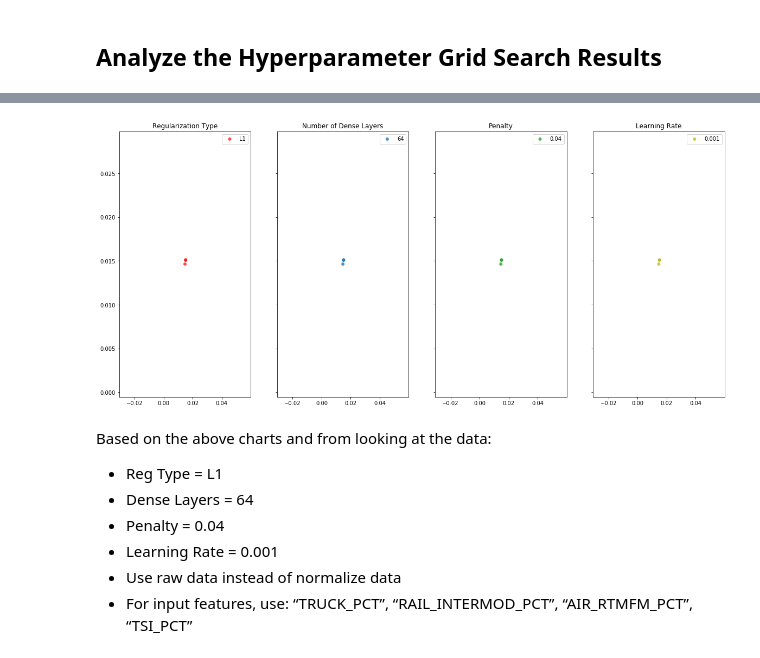
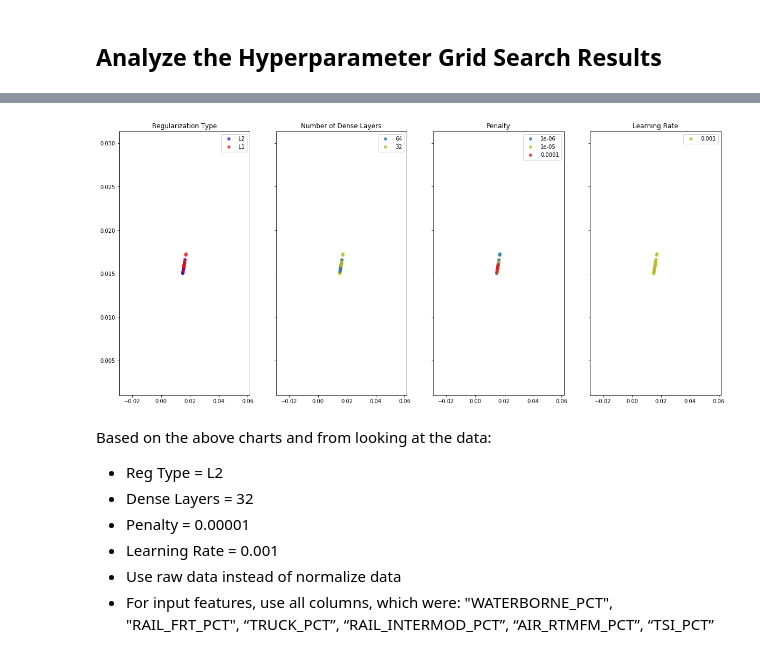
Before and after one commit to schkotty/Data-Science, a Jupyter notebook: GDP-Predictor/GDP-Regression-NN.ipynb, the cells around one changed output, grey strips where cells are left out. Cells and saved outputs as stored; diff of their text form; code cells hidden in the pictures.

```diff
--- a/GDP-Predictor/GDP-Regression-NN.ipynb
+++ b/GDP-Predictor/GDP-Regression-NN.ipynb
@@ -330,6 +326,6 @@ def get_nn_model(penalty, reg_type, dense_layers, stdinput, learning_rate,
 # %%
-# Run the model on a subset of the input data columns.
-columnset = ['TRUCK_PCT', 'RAIL_INTERMOD_PCT', 'AIR_RTMFM_PCT', 'TSI_PCT']
+# This facilitates running the model on a subset of the input data columns.  Can set all datasets here.
+columnset = ['WATERBORNE_PCT', 'RAIL_FRT_PCT', 'RAIL_INTERMOD_PCT', 'TRUCK_PCT', 'AIR_RTMFM_PCT', 'TSI_PCT']
 x_train_input = x_train[columnset]
 x_train_std_input = x_train_std[columnset]
 x_val_input = x_val[columnset]
@@ -428,7 +483,7 @@ plt.show()
 
 #results = []
 results = pd.DataFrame(columns=['Desc','Penalty', 'Reg Type', 'Dense Layers', 'Learning Rate', 'Columns',
-                                'StdInput', 'Training MAE Min', 'Val MAE Min'])
+                                'StdInput', 'Training MAE Min', 'Val MAE Min', 'Training Std'])
 
 columnsetall = ['WATERBORNE_PCT', 'RAIL_FRT_PCT', 'RAIL_INTERMOD_PCT', 'TRUCK_PCT', 'AIR_RTMFM_PCT', 'TSI_PCT']
 columnset1 = ['RAIL_INTERMOD_PCT', 'AIR_RTMFM_PCT']
@@ -437,28 +492,20 @@ columnset3 = ['TRUCK_PCT', 'RAIL_INTERMOD_PCT', 'AIR_RTMFM_PCT', 'TSI_PCT']
 columnset4 = ['TSI_PCT']
 
 testcasecounter = 0
+print_real_time_output = True # Set this to false if you don't want output while the grid search is running.
 
-for in_dense_layers in [64]:  #16, 32, 64
-    for in_reg_type in ["L1"]:
-        for in_penalty in [0.000000001]:  #0.1, 0.01, 0.001
+for in_dense_layers in [32, 64]:  #16, 32, 64
+    for in_reg_type in ["L1", "L2"]: #"L1", "L2"
+        for in_penalty in [0.0001, 0.00001, 0.000001]:  # 0.0001, 0.0000001
             for in_learning_rate in [0.001]:  #0.01, 0.001, 0.0006
                 for in_stdinput in [False]:
-                    for columnset in [columnset3]: #columnsetall, columnset1, columnset2, columnset3, columnset4]:
+                    for columnset in [columnsetall, columnset1, columnset2]: #columnsetall, columnset1, columnset2, columnset3, columnset4]:
                         testcasecounter += 1
-                        testcase = '{6}: dense_layers={0}, reg={1}, penalty={2:0.03f},lr={3:0.4f}, stdinput={4}, columns={5}'.format(
-                                            in_dense_layers, in_reg_type, in_penalty, in_learning_rate, in_stdinput, columnset, testcasecounter)
-                        print(testcase)
 
-                        (trained_model, run_history) = get_nn_model(penalty=in_penalty, reg_type=in_reg_type, dense_layers=in_dense_layers,
-                                                                    stdinput=in_stdinput, learning_rate=in_learning_rate,
+                        (trained_model, results) = run_test_case_nn(penalty=in_penalty, reg_type=in_reg_type, dense_layers=in_dense_layers,
+                                                                    stdinput=in_stdinput, learning_rate=in_learning_rate, results=results,
                                                                     x_train=x_train[columnset],x_train_std=x_train_std[columnset],
                                                                     y_train=y_train_rate, x_val=x_val[columnset],
-                                                                    x_val_std=x_val_std[columnset], y_val=y_val_rate)
-
-                        training_mae_min = np.min(run_history.history['mean_absolute_error']) # grab some min values from the run
-                        val_mae_min = np.min(run_history.history['val_mean_absolute_error'])
-                        print('Training mae min: {0:0.4f}, Val mae min: {1:0.4f}\n'.format(training_mae_min, val_mae_min))
-
-                        results = results.append(pd.Series([testcase, in_penalty, in_reg_type, in_dense_layers, in_learning_rate, columnset,
-                                                           in_stdinput, training_mae_min, val_mae_min], index=results.columns ), ignore_index=True)
+                                                                    x_val_std=x_val_std[columnset], y_val=y_val_rate,
+                                                                    testcasecounter=testcasecounter, print_real_time_output=print_real_time_output)
 # %% [output]
@@ -483,4 +530,8 @@ Training mae min: 0.0101, Val mae min: 0.0158
 ## Analyze the Hyperparameter Grid Search Results
 # %%
 # Sort the model runs in ascending order by the validation mean absolute value
-results.sort_values('Val MAE Min', inplace=True)
+results.sort_values('Training MAE Min', inplace=True)
+
+# Take a look at the model configurations in order with best at the top.
+results[['Penalty', 'Reg Type', 'Dense Layers', 'Learning Rate', 'Columns', 'StdInput','Training MAE Min',
+         'Val MAE Min', 'Training Std']][results['Training MAE Min'] < 0.016]
@@ -531,48 +594,48 @@ axs[1].legend(by_label.values(), by_label.keys())  #them to build the legend. Th
 axs[1].set_title('Number of Dense Layers')
 
 #Penalty
-penaltycolors = ("tab:red", "tab:olive", "tab:blue", "tab:orange", "tab:green",
-                 "tab:purple", "tab:brown", "tab:pink", "tab:cyan")       #("tab:red", "tab:olive", "tab:blue")
-penaltytype = (0.08, 0.07, 0.06, 0.05, 0.04, 0.03, 0.02, 0.01, 0.008) #(0.1, 0.01, 0.001)
+penaltycolors = ("tab:red", "tab:olive", "tab:blue") #, "tab:orange", "tab:green",
+                 #"tab:purple", "tab:brown", "tab:pink", "tab:cyan")       #("tab:red", "tab:olive", "tab:blue")
+penaltytype = (0.0001, 0.00001, 0.000001) #(0.1, 0.01, 0.001)
 for ind in results.index:
     penaltytype_val = results['Penalty'][ind]
     axs[2].scatter(results['Val MAE Min'][ind], results['Val MAE Min'][ind],
                    c=penaltycolors[penaltytype.index(penaltytype_val)],
                    label=penaltytype_val, alpha=0.8, edgecolors='none')
 
 handles, labels = axs[2].get_legend_handles_labels() #This section of code builds a
 by_label = dict(zip(labels, handles))           #unique list of the labels and then uses
 axs[2].legend(by_label.values(), by_label.keys())  #them to build the legend. This is neccessary to
                                                #prevent duplicated labels in the legend.
 axs[2].set_title('Penalty')
 
 #learninr Rate
 # for in_learning_rate in [0.01, 0.001, 0.0006]
 learnratecolors = ("tab:red", "tab:olive", "tab:blue")
 learnratetype = (0.01, 0.001, 0.0006)
 for ind in results.index:
     learnratetype_val = results['Learning Rate'][ind]
     axs[3].scatter(results['Val MAE Min'][ind], results['Val MAE Min'][ind],
                    c=learnratecolors[learnratetype.index(learnratetype_val)],
                    label=learnratetype_val, alpha=0.8, edgecolors='none')
 
 handles, labels = axs[3].get_legend_handles_labels() #This section of code builds a
 by_label = dict(zip(labels, handles))           #unique list of the labels and then uses
 axs[3].legend(by_label.values(), by_label.keys())  #them to build the legend. This is neccessary to
                                                #prevent duplicated labels in the legend.
 axs[3].set_title('Learning Rate')
 
 #ax.legend(loc="upper left")
 #fig = plt.gcf()
 fig.set_size_inches(20,9)
 #plt.show()
 # %% [output]
-[figure, old version]
+[figure, new version]
 # %% [markdown]
 Based on the above charts and from looking at the data:
--  Reg Type = L1
--  Dense Layers = 64
--  Penalty = 0.04
+-  Reg Type = L2
+-  Dense Layers = 32
+-  Penalty = 0.00001
 -  Learning Rate = 0.001
 -  Use raw data instead of normalize data
--  For input features, use: “TRUCK_PCT”, “RAIL_INTERMOD_PCT”, “AIR_RTMFM_PCT”, “TSI_PCT”
+-  For input features, use all columns, which were: "WATERBORNE_PCT", "RAIL_FRT_PCT", “TRUCK_PCT”, “RAIL_INTERMOD_PCT”, “AIR_RTMFM_PCT”, “TSI_PCT”
```
Also changed, not shown: parts of 20 cells of this notebook, 2 other files.
